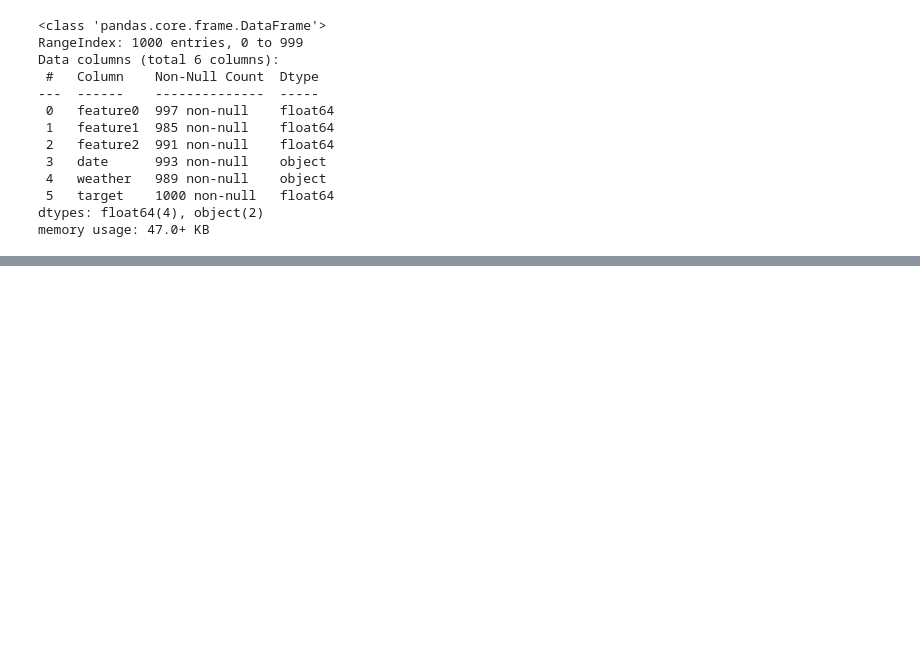
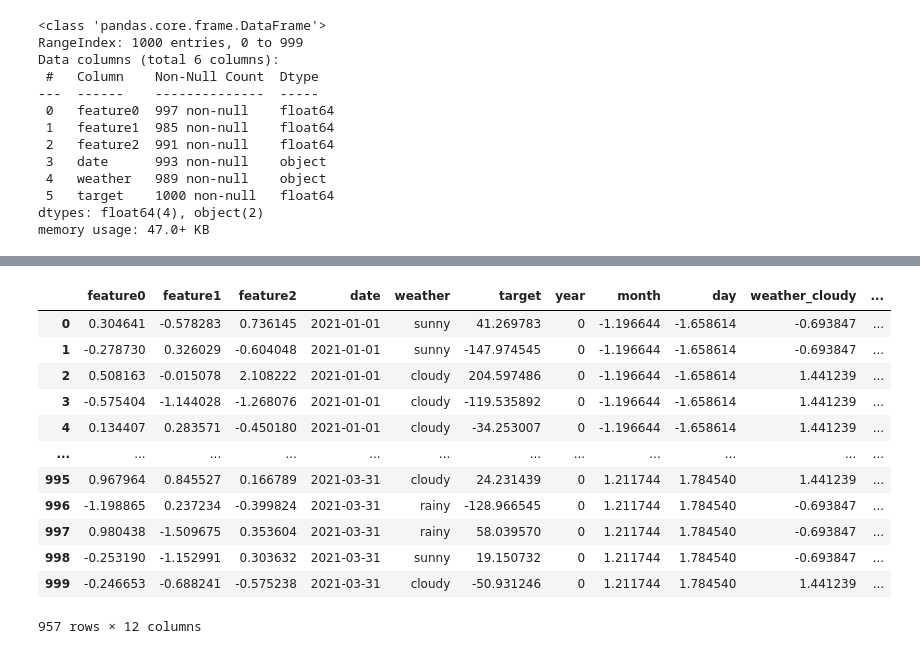
Before and after one commit to OmarAshraf01/cd0385-exercise-files, a Jupyter notebook: model-deployment-workflow/concept2_data_cleaning_feature_engineering/starter/02_exercise_starter.ipynb, the cells around one changed output, grey strips where cells are left out. Saved outputs shown, nothing was run; the diff lists cells and outputs as text; code cells hidden in the pictures; blank space fills up the shorter version.

```diff
--- a/model-deployment-workflow/concept2_data_cleaning_feature_engineering/starter/02_exercise_starter.ipynb
+++ b/model-deployment-workflow/concept2_data_cleaning_feature_engineering/starter/02_exercise_starter.ipynb
@@ -92,5 +180,5 @@ all_features = [
 # %%
 # Standarize feature values to have a zero mean
 scaler = StandardScaler()
-scaler.fit(?)
-df.loc[:, all_features] = ?
+scaler.fit(df[all_features])
+df.loc[:, all_features] = scaler.transform(df[all_features])
@@ -100,3 +216,19 @@ df.loc[:, all_features] = ?
+# %%
+df
+# %% [output]
+|  | feature0 | feature1 | feature2 | date | weather | target | year | month | day | weather_cloudy | ... |
+| 0 | 0.304641 | -0.578283 | 0.736145 | 2021-01-01 | sunny | 41.269783 | 0 | -1.196644 | -1.658614 | -0.693847 | ... |
+| 1 | -0.278730 | 0.326029 | -0.604048 | 2021-01-01 | sunny | -147.974545 | 0 | -1.196644 | -1.658614 | -0.693847 | ... |
+| 2 | 0.508163 | -0.015078 | 2.108222 | 2021-01-01 | cloudy | 204.597486 | 0 | -1.196644 | -1.658614 | 1.441239 | ... |
+| 3 | -0.575404 | -1.144028 | -1.268076 | 2021-01-01 | cloudy | -119.535892 | 0 | -1.196644 | -1.658614 | 1.441239 | ... |
+| 4 | 0.134407 | 0.283571 | -0.450180 | 2021-01-01 | cloudy | -34.253007 | 0 | -1.196644 | -1.658614 | 1.441239 | ... |
+| ... | ... | ... | ... | ... | ... | ... | ... | ... | ... | ... | ... |
+| 995 | 0.967964 | 0.845527 | 0.166789 | 2021-03-31 | cloudy | 24.231439 | 0 | 1.211744 | 1.784540 | 1.441239 | ... |
+| 996 | -1.198865 | 0.237234 | -0.399824 | 2021-03-31 | rainy | -128.966545 | 0 | 1.211744 | 1.784540 | -0.693847 | ... |
+| 997 | 0.980438 | -1.509675 | 0.353604 | 2021-03-31 | rainy | 58.039570 | 0 | 1.211744 | 1.784540 | -0.693847 | ... |
+| 998 | -0.253190 | -1.152991 | 0.303632 | 2021-03-31 | sunny | 19.150732 | 0 | 1.211744 | 1.784540 | -0.693847 | ... |
+| 999 | -0.246653 | -0.688241 | -0.575238 | 2021-03-31 | cloudy | -50.931246 | 0 | 1.211744 | 1.784540 | 1.441239 | ... |
+957 rows × 12 columns
 # %%
 # train: 0.8 | test: 0.2
 df_train, df_test = train_test_split(df, test_size=0.2, random_state=0)
```
Also changed, not shown: parts of 11 cells of this notebook.
